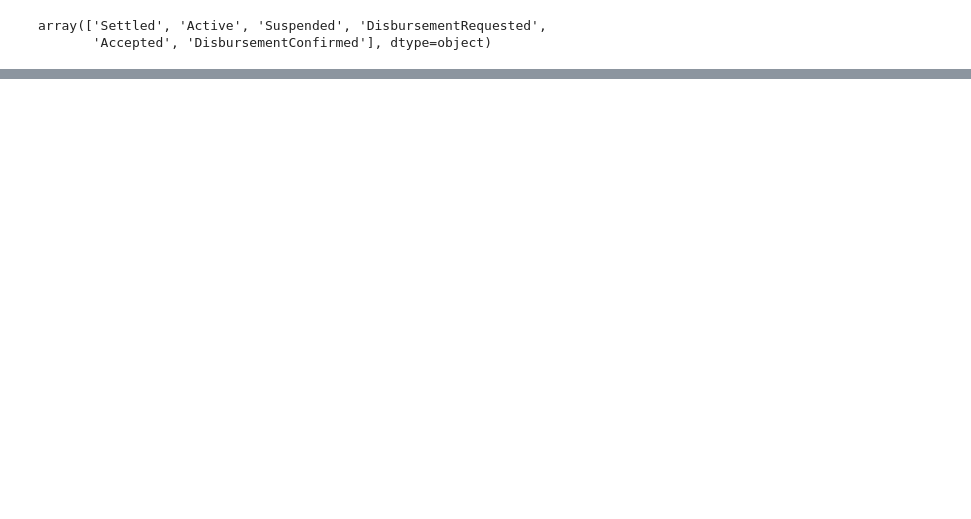
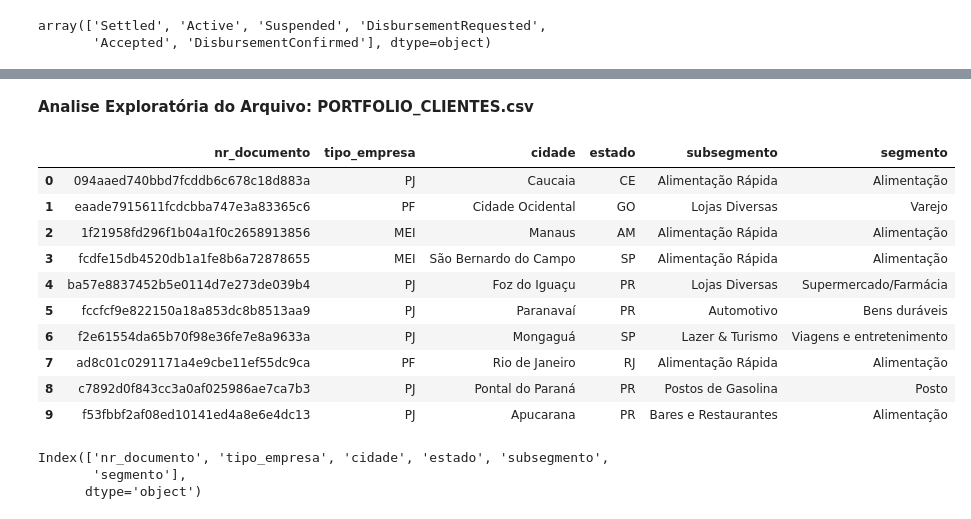
Before and after one commit to murilofarias10/STONE_DATA_CHALLENGE_2022-MURILO-FARIAS, a Jupyter notebook: STONE_DATA_CHALLENGE_2022_MURILO_FARIAS.ipynb, the cells around one changed output, grey strips where cells are left out. Drawn from its saved outputs; the diff is of its cells as text; code cells hidden in the pictures; blank space fills up the shorter version.

```diff
--- a/STONE_DATA_CHALLENGE_2022_MURILO_FARIAS.ipynb
+++ b/STONE_DATA_CHALLENGE_2022_MURILO_FARIAS.ipynb
@@ -175,0 +352,27 @@ PORTFOLIO_GERAL_TRATADO.to_csv ('PORTFOLIO_GERAL_TRATADO_COMPACTADO.zip', index=
+# %% [markdown]
+**Analise Exploratória do Arquivo: PORTFOLIO_CLIENTES.csv**
+# %%
+#Carregando o arquivo que está no drive
+PORTFOLIO_CLIENTES = pd.read_csv('/content/drive/MyDrive/Colab Notebooks/DC22/Arquivos_Originais/portfolio_clientes.csv')
+# %%
+#Visualizando as primeiras 10 linhas do arquivo
+PORTFOLIO_CLIENTES.head(10)
+# %% [output]
+|  | nr_documento | tipo_empresa | cidade | estado | subsegmento | segmento |
+| 0 | 094aaed740bbd7fcddb6c678c18d883a | PJ | Caucaia | CE | Alimentação Rápida | Alimentação |
+| 1 | eaade7915611fcdcbba747e3a83365c6 | PF | Cidade Ocidental | GO | Lojas Diversas | Varejo |
+| 2 | 1f21958fd296f1b04a1f0c2658913856 | MEI | Manaus | AM | Alimentação Rápida | Alimentação |
+| 3 | fcdfe15db4520db1a1fe8b6a72878655 | MEI | São Bernardo do Campo | SP | Alimentação Rápida | Alimentação |
+| 4 | ba57e8837452b5e0114d7e273de039b4 | PJ | Foz do Iguaçu | PR | Lojas Diversas | Supermercado/Farmácia |
+| 5 | fccfcf9e822150a18a853dc8b8513aa9 | PJ | Paranavaí | PR | Automotivo | Bens duráveis |
+| 6 | f2e61554da65b70f98e36fe7e8a9633a | PJ | Mongaguá | SP | Lazer & Turismo | Viagens e entretenimento |
+| 7 | ad8c01c0291171a4e9cbe11ef55dc9ca | PF | Rio de Janeiro | RJ | Alimentação Rápida | Alimentação |
+| 8 | c7892d0f843cc3a0af025986ae7ca7b3 | PJ | Pontal do Paraná | PR | Postos de Gasolina | Posto |
+| 9 | f53fbbf2af08ed10141ed4a8e6e4dc13 | PJ | Apucarana | PR | Bares e Restaurantes | Alimentação |
+# %%
+#Verificando os nomes das colunas
+PORTFOLIO_CLIENTES.columns
+# %% [output]
+Index(['nr_documento', 'tipo_empresa', 'cidade', 'estado', 'subsegmento',
+       'segmento'],
+      dtype='object')
```
Also changed, not shown: parts of 31 cells of this notebook.
